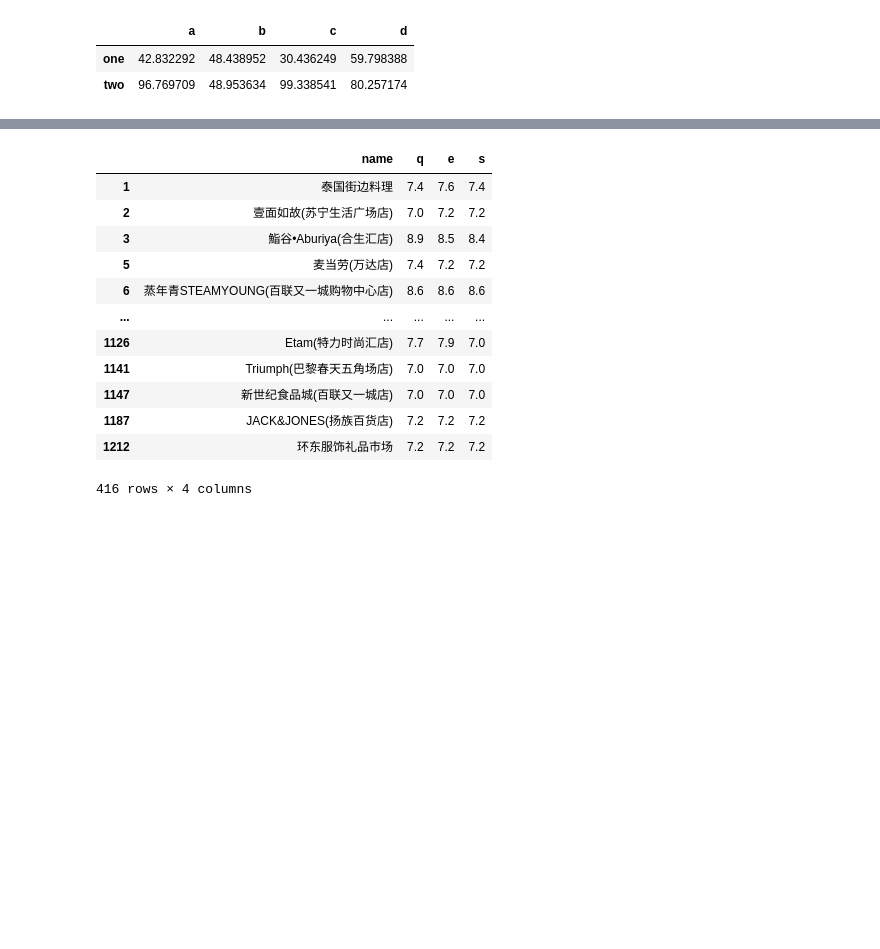
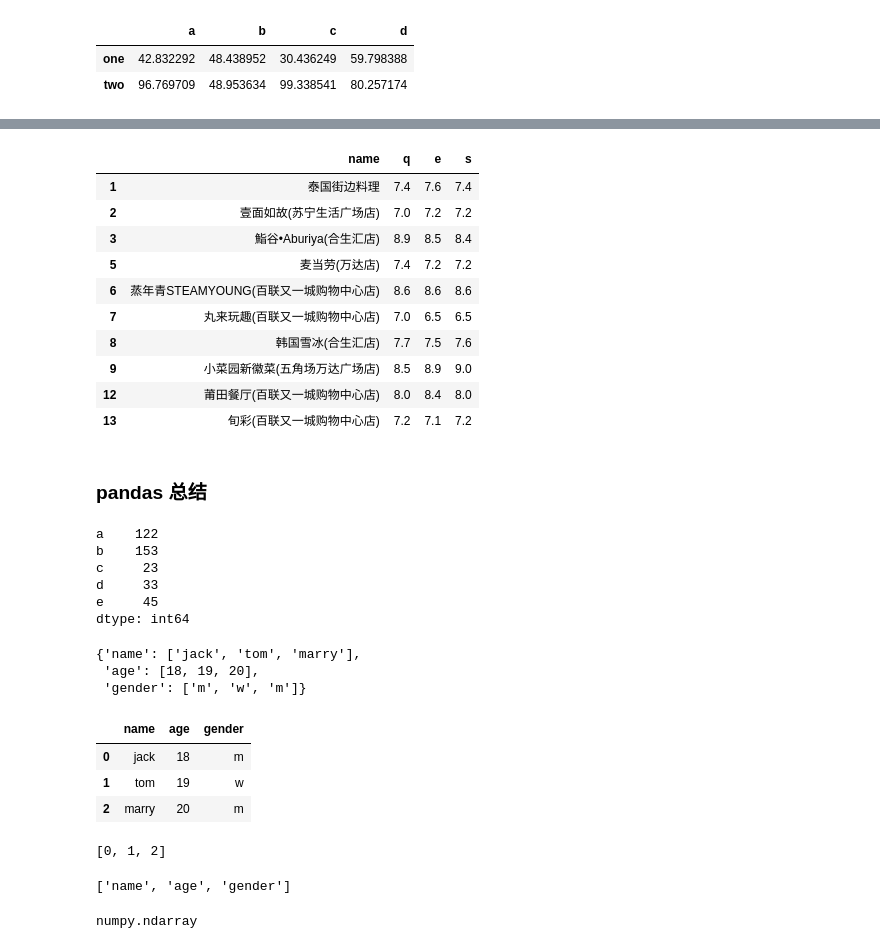
Before and after one commit to 2804983329/data-analysis, a Jupyter notebook: 数据分析python升级/00/Pandas数据清洗.ipynb, the cells around one changed output, grey strips where cells are left out. Drawn from its saved outputs; the diff is of its cells as text; code cells hidden in the pictures; blank space fills up the shorter version.

```diff
--- a/数据分析python升级/00/Pandas数据清洗.ipynb
+++ b/数据分析python升级/00/Pandas数据清洗.ipynb
@@ -235,18 +235,58 @@ df1.head()
 # %%
 #df1[条件]
 #df1[df1['comment']>50]
-df1[df1['comment']>50][['name','q','e','s']]
+df1[df1['comment']>50][['name','q','e','s']].head(10)
 # %% [output]
 |  | name | q | e | s |
 | 1 | 泰国街边料理 | 7.4 | 7.6 | 7.4 |
 | 2 | 壹面如故(苏宁生活广场店) | 7.0 | 7.2 | 7.2 |
 | 3 | 鮨谷•Aburiya(合生汇店) | 8.9 | 8.5 | 8.4 |
 | 5 | 麦当劳(万达店) | 7.4 | 7.2 | 7.2 |
 | 6 | 蒸年青STEAMYOUNG(百联又一城购物中心店) | 8.6 | 8.6 | 8.6 |
-| ... | ... | ... | ... | ... |
-| 1126 | Etam(特力时尚汇店) | 7.7 | 7.9 | 7.0 |
-| 1141 | Triumph(巴黎春天五角场店) | 7.0 | 7.0 | 7.0 |
-| 1147 | 新世纪食品城(百联又一城店) | 7.0 | 7.0 | 7.0 |
-| 1187 | JACK&JONES(扬族百货店) | 7.2 | 7.2 | 7.2 |
-| 1212 | 环东服饰礼品市场 | 7.2 | 7.2 | 7.2 |
+| 7 | 丸来玩趣(百联又一城购物中心店) | 7.0 | 6.5 | 6.5 |
+| 8 | 韩国雪冰(合生汇店) | 7.7 | 7.5 | 7.6 |
+| 9 | 小菜园新徽菜(五角场万达广场店) | 8.5 | 8.9 | 9.0 |
+| 12 | 莆田餐厅(百联又一城购物中心店) | 8.0 | 8.4 | 8.0 |
+| 13 | 旬彩(百联又一城购物中心店) | 7.2 | 7.1 | 7.2 |
-416 rows × 4 columns
+# %% [markdown]
+### pandas 总结
+# %%
+#数据类型
+s = pd.Series([122,153,23,33,45],index= ['a','b','c','d','e'])
+s
+# %% [output]
+a    122
+b    153
+c     23
+d     33
+e     45
+dtype: int64
+# %%
+#Dataframe
+
+data = {'name':['jack','tom','marry'],'age':[18,19,20],'gender':['m','w','m']}
+data
+# %% [output]
+{'name': ['jack', 'tom', 'marry'],
+ 'age': [18, 19, 20],
+ 'gender': ['m', 'w', 'm']}
+# %%
+frame =pd.DataFrame(data)
+frame
+# %% [output]
+|  | name | age | gender |
+| 0 | jack | 18 | m |
+| 1 | tom | 19 | w |
+| 2 | marry | 20 | m |
+# %%
+frame.index.tolist()
+# %% [output]
+[0, 1, 2]
+# %%
+frame.columns.tolist()
+# %% [output]
+['name', 'age', 'gender']
+# %%
+frame.values
+# %% [output]
+numpy.ndarray
```
Also changed, not shown: parts of 12 cells of this notebook.
